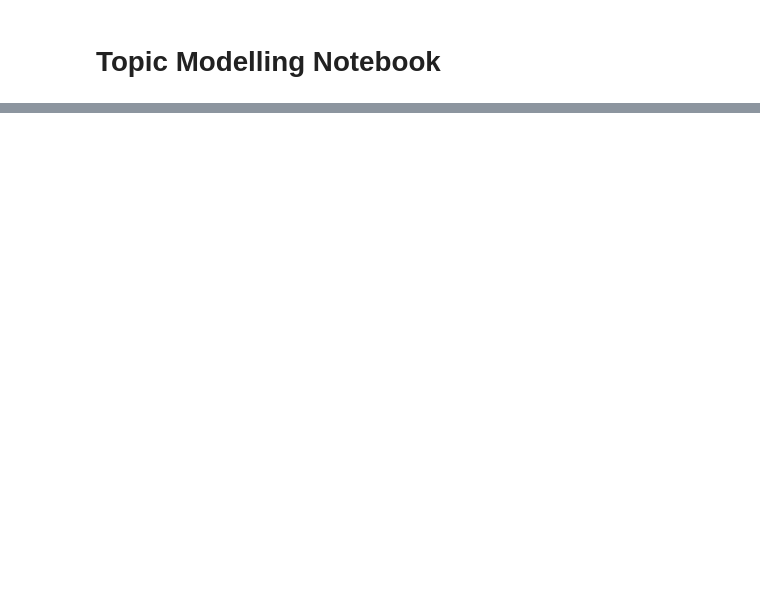
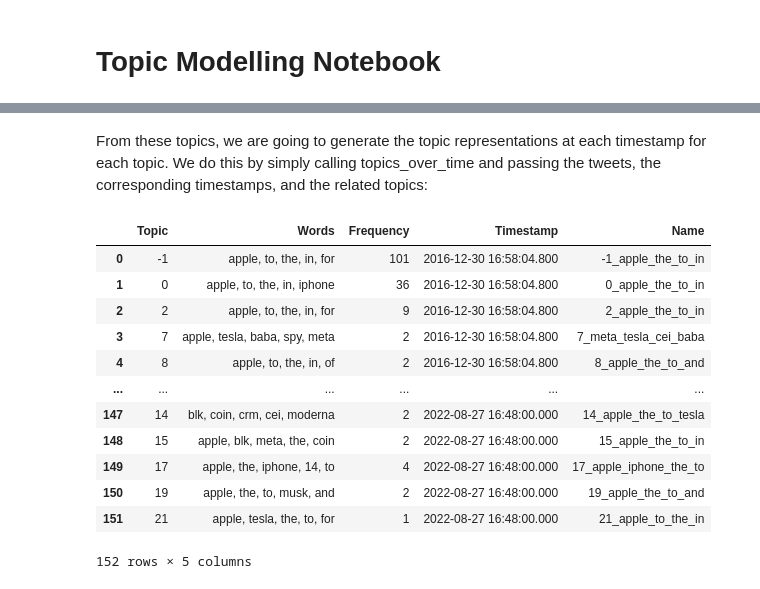
Before and after one commit to Diegozu97/thesis_code, a Jupyter notebook: 04_topic_modelling.ipynb, the cells around one changed output, grey strips where cells are left out. Saved outputs shown, nothing was run; the diff lists cells and outputs as text; code cells hidden in the pictures; blank space fills up the shorter version.

```diff
--- a/04_topic_modelling.ipynb
+++ b/04_topic_modelling.ipynb
@@ -116,0 +131,2 @@ eikon_senti_df["datetime"] = eikon_senti_df["datetime"].progress_apply(lambda x:
+# %% [markdown]
+From these topics, we are going to generate the topic representations at each timestamp for each topic. We do this by simply calling topics_over_time and passing the tweets, the corresponding timestamps, and the related topics:
@@ -116,0 +135,16 @@ eikon_senti_df["datetime"] = eikon_senti_df["datetime"].progress_apply(lambda x:
+# %%
+topics_over_time
+# %% [output]
+|  | Topic | Words | Frequency | Timestamp | Name |
+| 0 | -1 | apple, to, the, in, for | 101 | 2016-12-30 16:58:04.800 | -1_apple_the_to_in |
+| 1 | 0 | apple, to, the, in, iphone | 36 | 2016-12-30 16:58:04.800 | 0_apple_the_to_in |
+| 2 | 2 | apple, to, the, in, for | 9 | 2016-12-30 16:58:04.800 | 2_apple_the_to_in |
+| 3 | 7 | apple, tesla, baba, spy, meta | 2 | 2016-12-30 16:58:04.800 | 7_meta_tesla_cei_baba |
+| 4 | 8 | apple, to, the, in, of | 2 | 2016-12-30 16:58:04.800 | 8_apple_the_to_and |
+| ... | ... | ... | ... | ... | ... |
+| 147 | 14 | blk, coin, crm, cei, moderna | 2 | 2022-08-27 16:48:00.000 | 14_apple_the_to_tesla |
+| 148 | 15 | apple, blk, meta, the, coin | 2 | 2022-08-27 16:48:00.000 | 15_apple_the_to_in |
+| 149 | 17 | apple, the, iphone, 14, to | 4 | 2022-08-27 16:48:00.000 | 17_apple_iphone_the_to |
+| 150 | 19 | apple, the, to, musk, and | 2 | 2022-08-27 16:48:00.000 | 19_apple_the_to_and |
+| 151 | 21 | apple, tesla, the, to, for | 1 | 2022-08-27 16:48:00.000 | 21_apple_to_the_in |
+152 rows × 5 columns
```
Also changed, not shown: parts of 22 cells of this notebook, 3 other files.
